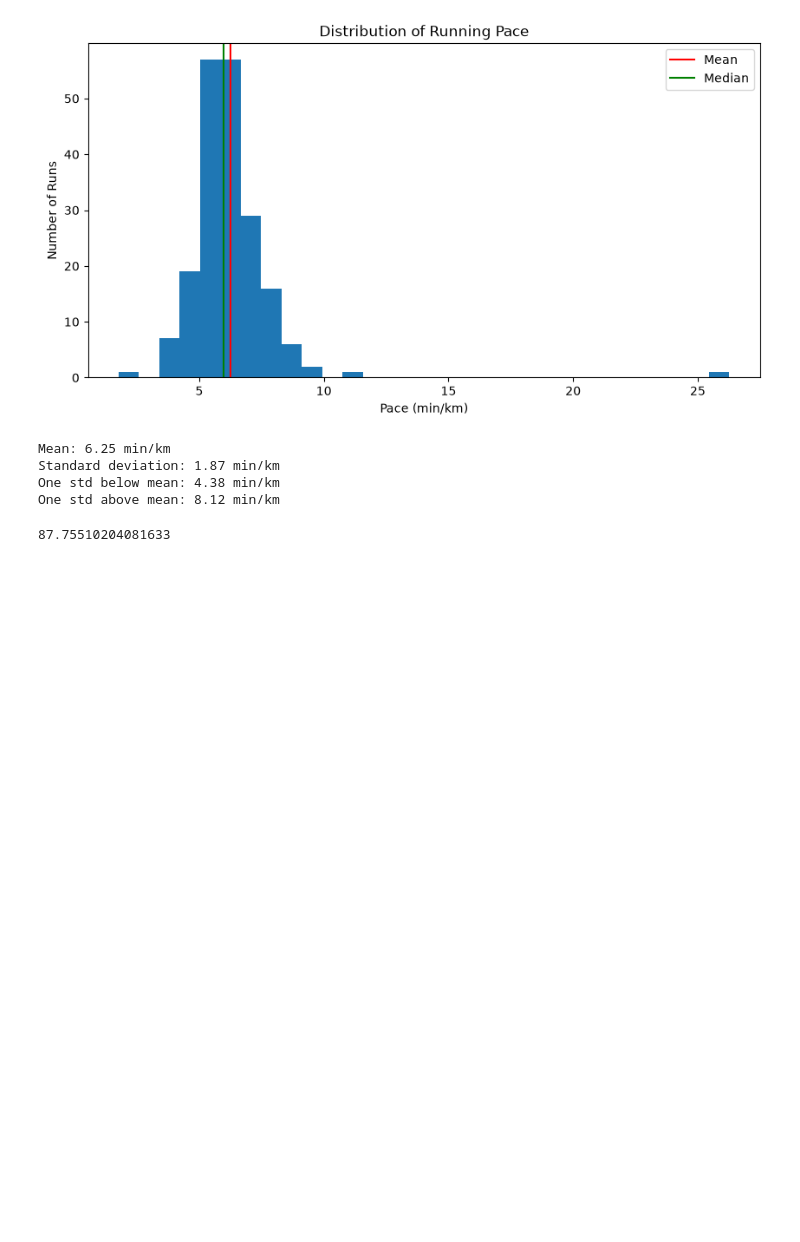
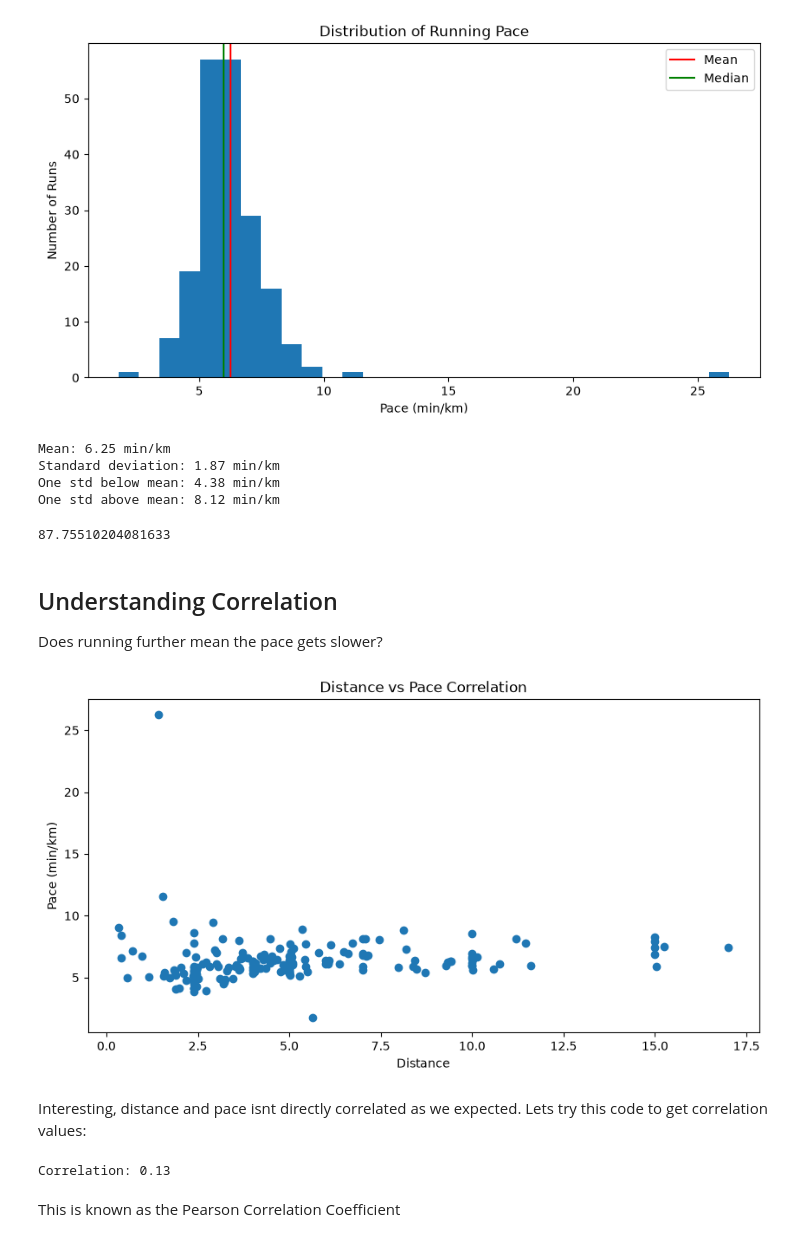
Before and after one commit to junlimcodes/Strava-Data-Science-Project, a Jupyter notebook: strava_analysis.ipynb, the cells around one changed output. Drawn from its saved outputs; the diff is of its cells as text; code cells hidden in the pictures; blank space fills up the shorter version.

Commit message:
Add correlation analysis

```diff
--- a/strava_analysis.ipynb
+++ b/strava_analysis.ipynb
@@ -360,3 +360,25 @@ percentage = len(in_range) / len(runs) * 100
 print(percentage)
 # %% [output]
 87.75510204081633
+# %% [markdown]
+## Understanding Correlation
+
+Does running further mean the pace gets slower?
+# %%
+plt.figure(figsize=(10,5))
+plt.scatter(runs["Distance"], runs["Pace (min/km)"])
+plt.xlabel("Distance")
+plt.ylabel("Pace (min/km)")
+plt.title("Distance vs Pace Correlation")
+plt.show()
+# %% [output]
+[figure, added]
+# %% [markdown]
+Interesting, distance and pace isnt directly correlated as we expected. Lets try this code to get correlation values:
+# %%
+correlation = runs["Distance"].corr(runs["Pace (min/km)"])
+print(f"Correlation: {correlation:.2f}")
+# %% [output]
+Correlation: 0.13
+# %% [markdown]
+This is known as the Pearson Correlation Coefficient
```
